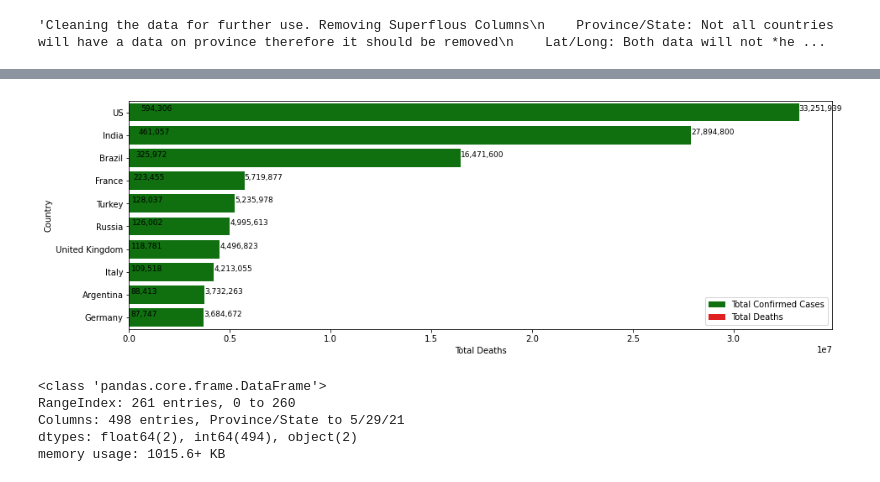
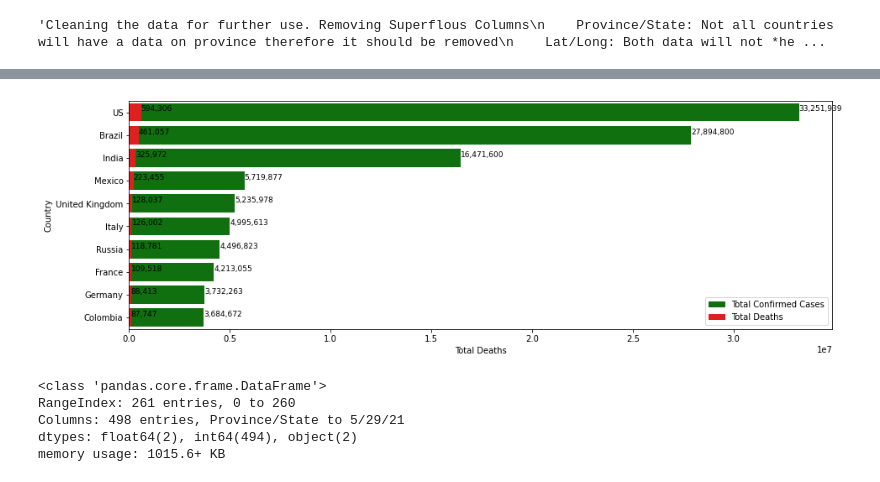
Before and after one commit to GeekGawd/Covid-19-Data-Analysis, a Jupyter notebook: Covid 19 Data Analysis.ipynb, the cells around one changed output, grey strips where cells are left out. Saved outputs shown, nothing was run; the diff lists cells and outputs as text; code cells hidden in the pictures.

Commit message:
Big Fixes in Chloreth Map and Bar Chart

```diff
--- a/Covid 19 Data Analysis.ipynb
+++ b/Covid 19 Data Analysis.ipynb
@@ -147,27 +140,27 @@ world_deaths
 # %%
 """Using Seaborn Library to plot the barplots of confirmed cases with deaths."""
 
 top_10_confirmed = world_confirmed_cases.sort_values(by=['Total Confirmed Cases'], ascending=False).head(10)
 top_10_deaths = world_deaths.sort_values(by=['Total Deaths'], ascending=False).head(10)
 
 ### Generate a Barplot
 
 plt.figure(figsize=(15,5))
 
 confirmed = sns.barplot(top_10_confirmed['Total Confirmed Cases'], top_10_confirmed['Country'], color = 'green', label='Total Confirmed Cases')
-deaths = sns.barplot(top_10_deaths['Total Deaths'], top_10['Country'], color = 'red', label='Total Deaths')
+deaths = sns.barplot(top_10_deaths['Total Deaths'], top_10_deaths['Country'], color = 'red', label='Total Deaths')
 
 ### Add Texts for Barplots
 for i,(value,name) in enumerate(zip(top_10_confirmed['Total Confirmed Cases'],top_10_confirmed['Country'])):
     confirmed.text(value,i-0.05,f'{value:,.0f}',size=9)
 
 for i,(value,name) in enumerate(zip(top_10_deaths['Total Deaths'],top_10_deaths['Country'])):
     deaths.text(value,i-0.05,f'{value:,.0f}',size=9)
 
 plt.legend(loc=4)
 plt.show()
 # %% [output]
-[figure, old version]
+[figure, new version]
 # %%
 path = r"C:\Users\Suyash Singh\Desktop\Covid-19 Data Analysis\data\time_series_covid_19_recovered.csv"
 
```
Also changed, not shown: parts of 9 cells of this notebook, 5 other files.
